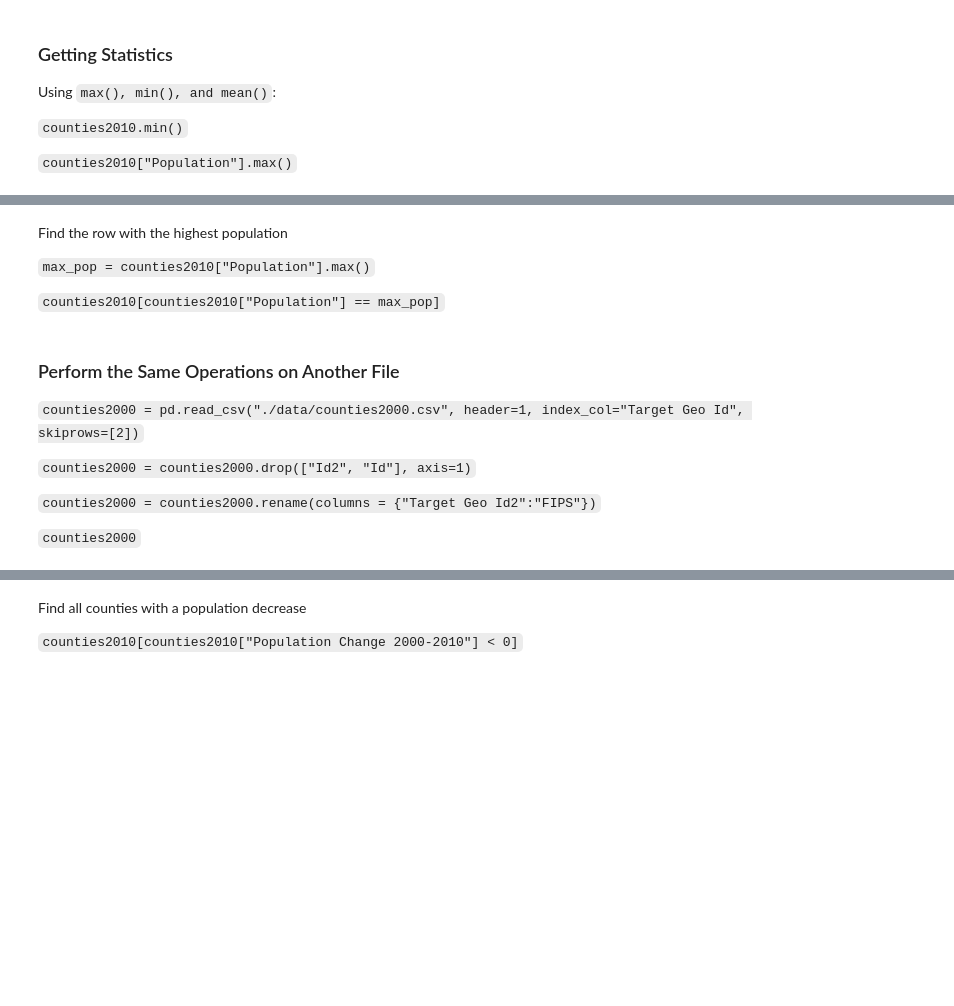
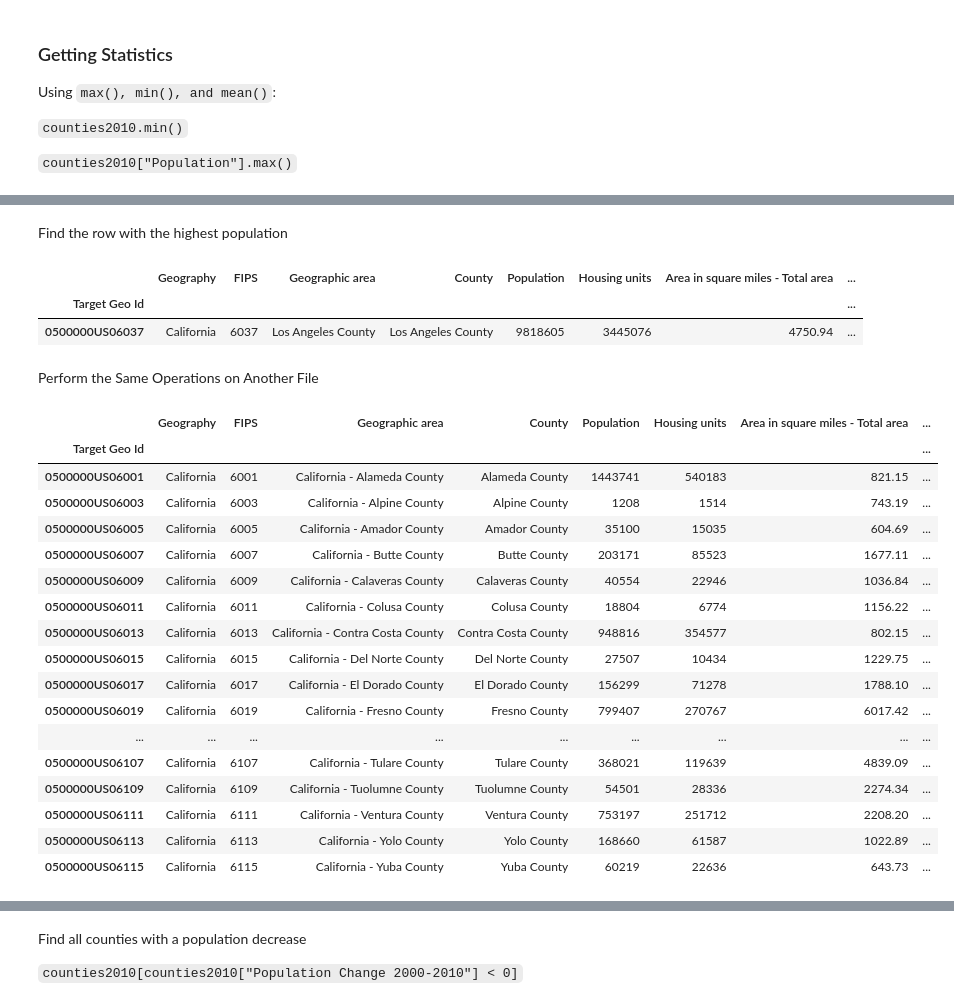
Before and after one commit to kimdurante/Pandas, a Jupyter notebook: completed_notebooks/1_Introduction to Pandas.ipynb, the cells around one changed output, grey strips where cells are left out. Cells and saved outputs as stored; diff of their text form; code cells hidden in the pictures; blank space fills up the shorter version.

```diff
--- a/completed_notebooks/1_Introduction to Pandas.ipynb
+++ b/completed_notebooks/1_Introduction to Pandas.ipynb
@@ -156,17 +335,36 @@ Using `max(), min(), and mean()`:
 # %% [markdown]
 Find the row with the highest population
-
-`max_pop = counties2010["Population"].max()`
-
-`counties2010[counties2010["Population"] == max_pop]`
-# %% [markdown]
-### Perform the Same Operations on Another File
-
-`counties2000 = pd.read_csv("./data/counties2000.csv", header=1, index_col="Target Geo Id", skiprows=[2])`
-
-`counties2000 = counties2000.drop(["Id2", "Id"], axis=1)`
-
-`counties2000 = counties2000.rename(columns = {"Target Geo Id2":"FIPS"})`
-
-`counties2000`
+# %%
+max_pop = counties2010["Population"].max()
+counties2010[counties2010["Population"] == max_pop]
+# %% [output]
+|  | Geography | FIPS | Geographic area | County | Population | Housing units | Area in square miles - Total area | ... |
+| Target Geo Id |  |  |  |  |  |  |  | ... |
+| 0500000US06037 | California | 6037 | Los Angeles County | Los Angeles County | 9818605 | 3445076 | 4750.94 | ... |
+# %% [markdown]
+Perform the Same Operations on Another File
+# %%
+counties2000 = pd.read_csv("../data/counties2000.csv", header=1, index_col="Target Geo Id", skiprows=[2])
+counties2000 = counties2000.drop(["Id2", "Id"], axis=1)
+counties2000 = counties2000.rename(columns = {"Target Geo Id2":"FIPS"})
+counties2000
+# %% [output]
+|  | Geography | FIPS | Geographic area | County | Population | Housing units | Area in square miles - Total area | ... |
+| Target Geo Id |  |  |  |  |  |  |  | ... |
+| 0500000US06001 | California | 6001 | California - Alameda County | Alameda County | 1443741 | 540183 | 821.15 | ... |
+| 0500000US06003 | California | 6003 | California - Alpine County | Alpine County | 1208 | 1514 | 743.19 | ... |
+| 0500000US06005 | California | 6005 | California - Amador County | Amador County | 35100 | 15035 | 604.69 | ... |
+| 0500000US06007 | California | 6007 | California - Butte County | Butte County | 203171 | 85523 | 1677.11 | ... |
+| 0500000US06009 | California | 6009 | California - Calaveras County | Calaveras County | 40554 | 22946 | 1036.84 | ... |
+| 0500000US06011 | California | 6011 | California - Colusa County | Colusa County | 18804 | 6774 | 1156.22 | ... |
+| 0500000US06013 | California | 6013 | California - Contra Costa County | Contra Costa County | 948816 | 354577 | 802.15 | ... |
+| 0500000US06015 | California | 6015 | California - Del Norte County | Del Norte County | 27507 | 10434 | 1229.75 | ... |
+| 0500000US06017 | California | 6017 | California - El Dorado County | El Dorado County | 156299 | 71278 | 1788.10 | ... |
+| 0500000US06019 | California | 6019 | California - Fresno County | Fresno County | 799407 | 270767 | 6017.42 | ... |
+| ... | ... | ... | ... | ... | ... | ... | ... | ... |
+| 0500000US06107 | California | 6107 | California - Tulare County | Tulare County | 368021 | 119639 | 4839.09 | ... |
+| 0500000US06109 | California | 6109 | California - Tuolumne County | Tuolumne County | 54501 | 28336 | 2274.34 | ... |
+| 0500000US06111 | California | 6111 | California - Ventura County | Ventura County | 753197 | 251712 | 2208.20 | ... |
+| 0500000US06113 | California | 6113 | California - Yolo County | Yolo County | 168660 | 61587 | 1022.89 | ... |
+| 0500000US06115 | California | 6115 | California - Yuba County | Yuba County | 60219 | 22636 | 643.73 | ... |
 # %% [markdown]
```
Also changed, not shown: parts of 37 cells of this notebook, 3 other files.
